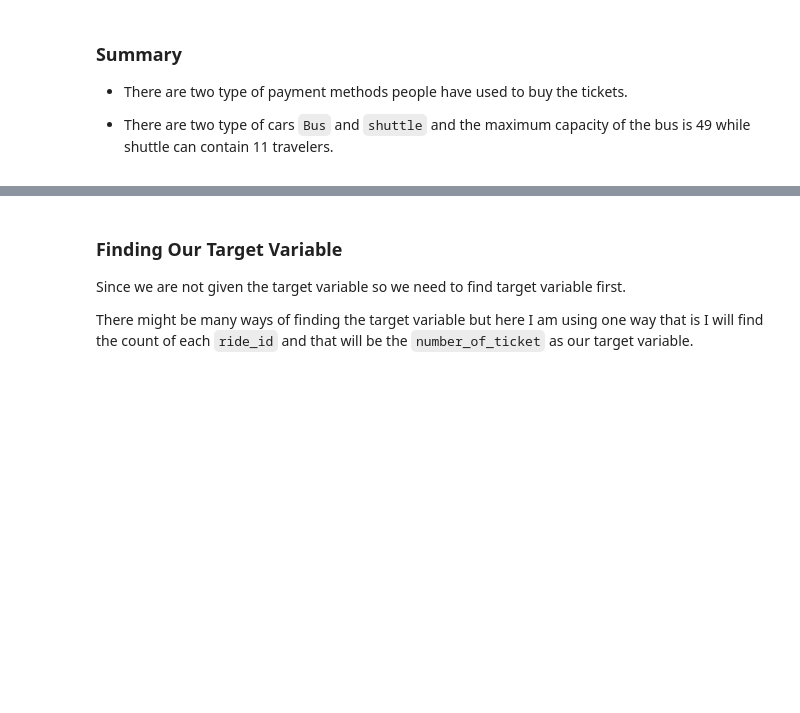
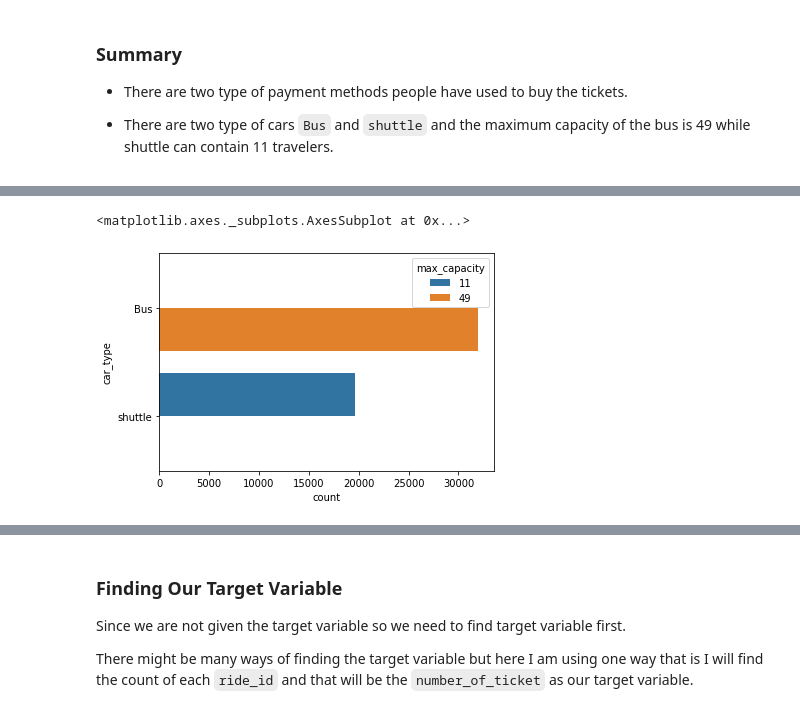
Before and after one commit to PratibhaSanganmath/Demand-prediction-for-public-transport-, a Jupyter notebook: Transport__demand_prediction_Capstone_Project.ipynb, the cells around one changed output, grey strips where cells are left out. Cells and saved outputs as stored; diff of their text form; code cells hidden in the pictures; blank space fills up the shorter version.

```diff
--- a/Transport__demand_prediction_Capstone_Project.ipynb
+++ b/Transport__demand_prediction_Capstone_Project.ipynb
@@ -195,0 +210,5 @@ plt.show()
+# %%
+sns.countplot(y=dataset['car_type'], hue=dataset['max_capacity'])
+# %% [output]
+<matplotlib.axes._subplots.AxesSubplot at 0x...>
+[figure, added]
```
Also changed, not shown: parts of 56 cells of this notebook.
